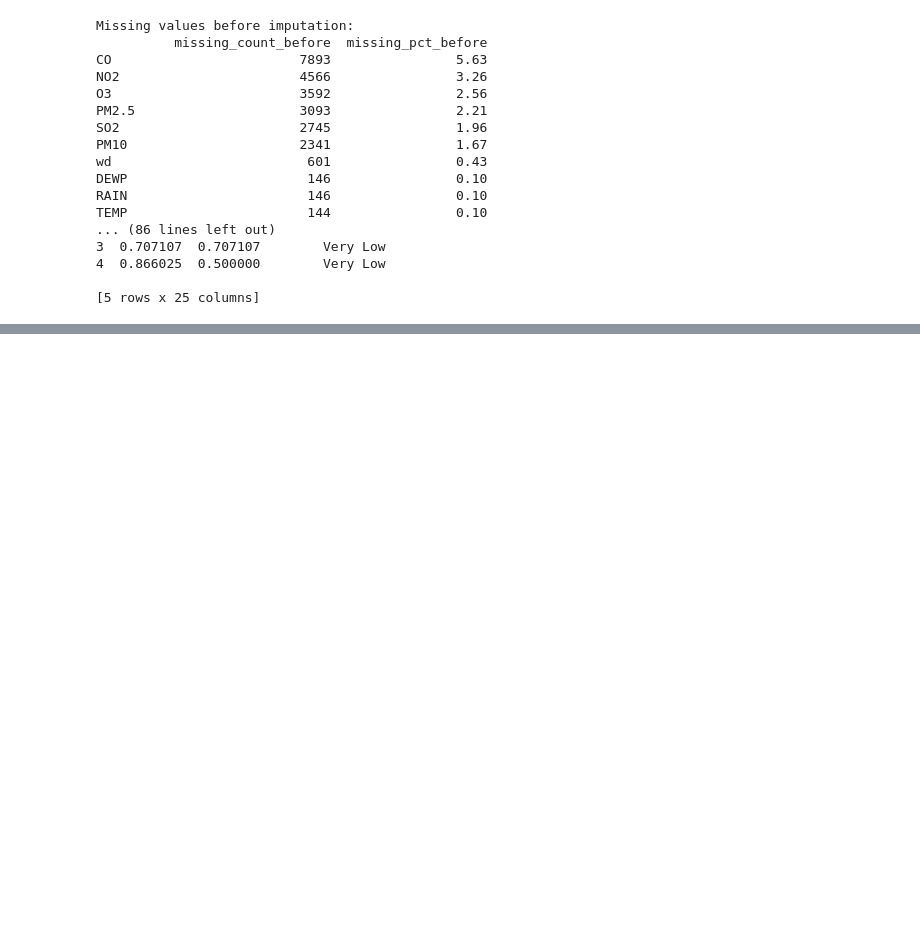
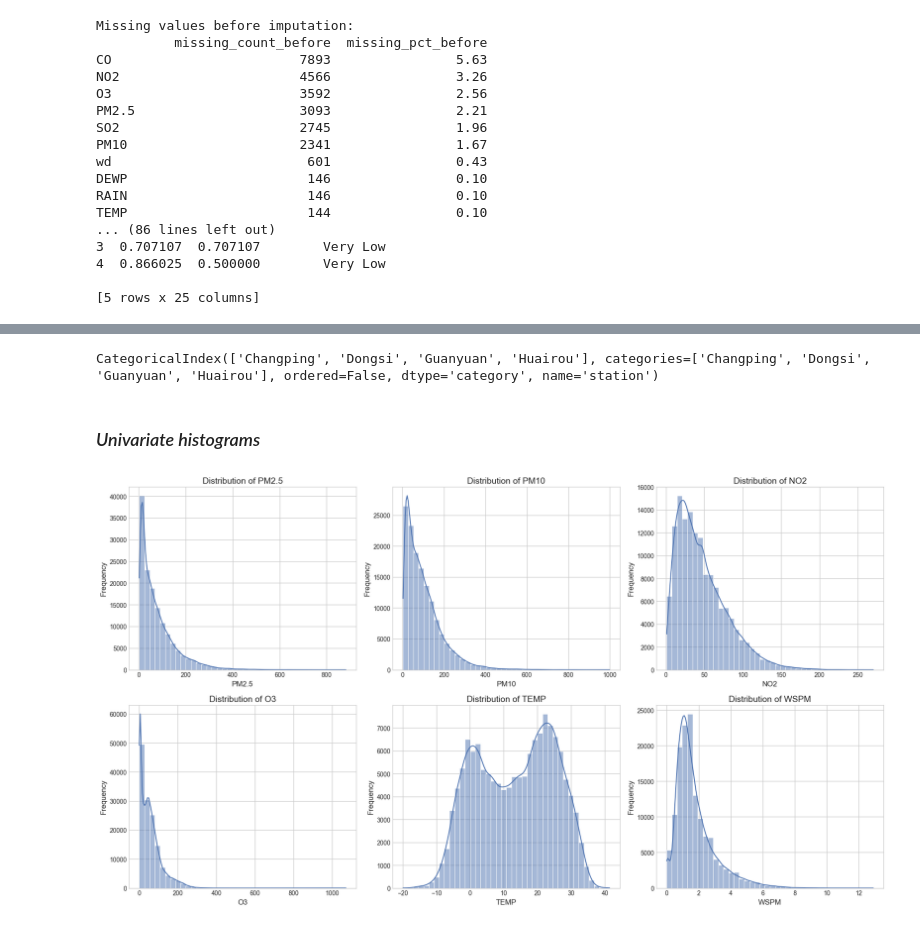
Before and after one commit to agbogunleyefayosope27-gif/CMP7005-PRAC1, a Jupyter notebook: CMP7005.ipynb, the cells around one changed output, grey strips where cells are left out. Drawn from its saved outputs; the diff is of its cells as text; code cells hidden in the pictures; blank space fills up the shorter version.

Commit message:
Completed task 2.3 core statistical analysis and visualisation

```diff
--- a/CMP7005.ipynb
+++ b/CMP7005.ipynb
@@ -256,0 +268,12 @@ TEMP                       144                0.10
+# %%
+import pandas as pd
+import numpy as np
+import matplotlib.pyplot as plt
+import seaborn as sns
+
+sns.set_theme(style="whitegrid")
+plt.style.use("seaborn-v0_8-whitegrid")
+
+pollutant_cols = ["PM2.5", "PM10", "SO2", "NO2", "CO", "O3"]
+met_cols = ["TEMP", "PRES", "DEWP", "RAIN", "WSPM"]
+key_numeric = pollutant_cols + met_cols
@@ -256,0 +328,24 @@ TEMP                       144                0.10
+# %%
+station_T = station_means.T
+station_T.columns
+# %% [output]
+CategoricalIndex(['Changping', 'Dongsi', 'Guanyuan', 'Huairou'], categories=['Changping', 'Dongsi', 'Guanyuan', 'Huairou'], ordered=False, dtype='category', name='station')
+# %% [markdown]
+### *Univariate histograms*
+# %%
+fig, axes = plt.subplots(2, 3, figsize=(18, 10))
+axes = axes.flatten()
+
+vars_to_plot = ["PM2.5", "PM10", "NO2", "O3", "TEMP", "WSPM"]
+
+for ax, col in zip(axes, vars_to_plot):
+    sns.histplot(df_clean[col], bins=40, kde=True, ax=ax)
+    ax.set_title(f"Distribution of {col}", fontsize=14)
+    ax.set_xlabel(col, fontsize=12)
+    ax.set_ylabel("Frequency", fontsize=12)
+    ax.tick_params(axis="both", labelsize=10)
+
+plt.tight_layout()
+plt.show()
+# %% [output]
+[figure, added]
```
Also changed, not shown: parts of 16 cells of this notebook.
